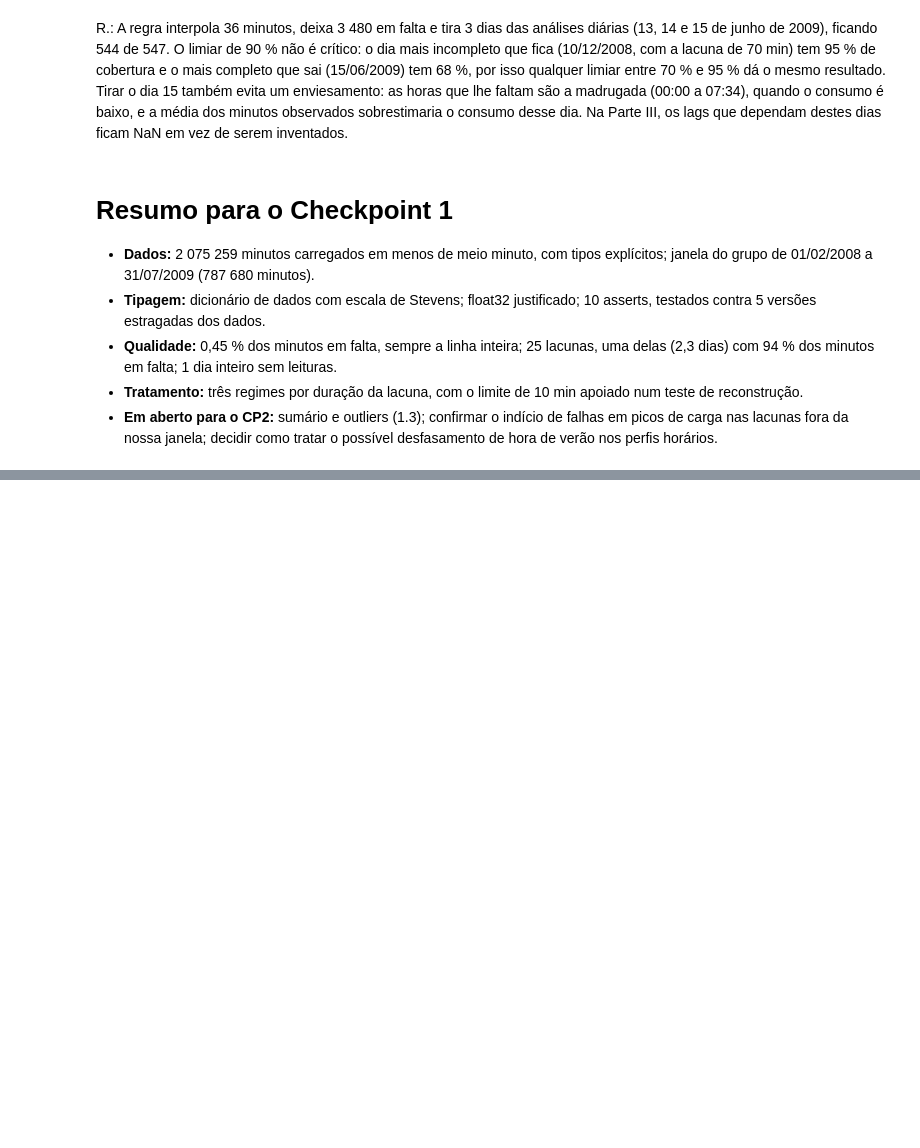
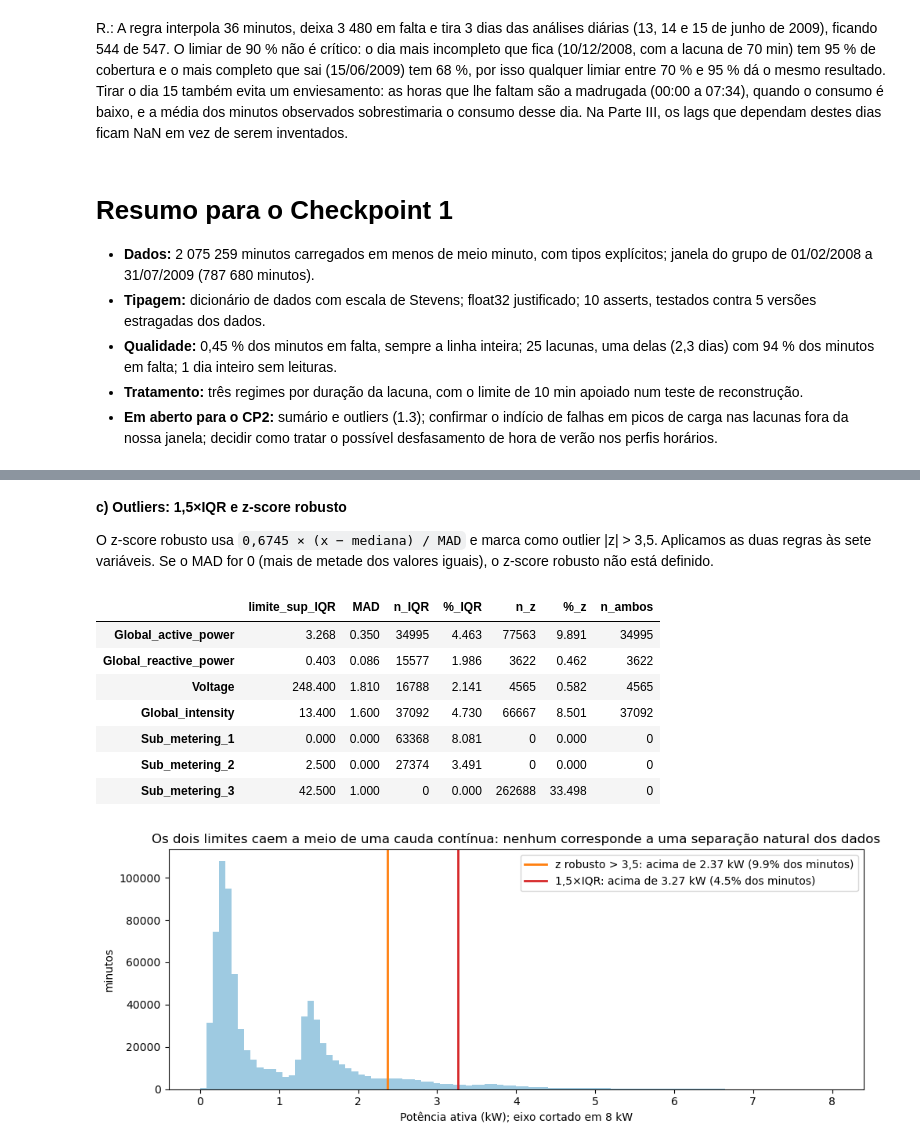
Before and after one commit to RickyFC-Git/LusoEnergia_Prediction_Project, a Jupyter notebook: 01_fundacao.ipynb, the cells around one changed output, grey strips where cells are left out. Saved outputs shown, nothing was run; the diff lists cells and outputs as text; code cells hidden in the pictures; blank space fills up the shorter version.

```diff
--- a/01_fundacao.ipynb
+++ b/01_fundacao.ipynb
@@ -514,0 +575,44 @@ R.: A regra interpola 36 minutos, deixa 3 480 em falta e tira 3 dias das anális
+# %% [markdown]
+**c) Outliers: 1,5×IQR e z-score robusto**
+
+O z-score robusto usa `0,6745 × (x − mediana) / MAD` e marca como outlier |z| > 3,5. Aplicamos as duas regras às sete variáveis. Se o MAD for 0 (mais de metade dos valores iguais), o z-score robusto não está definido.
+# %%
+# c) Quantos outliers dá cada regra?
+
+linhas = {}
+for v in VARIAVEIS:
+    x = limpo[v].dropna()
+    q1, q3 = x.quantile([0.25, 0.75])
+    por_iqr = outliers_iqr(x)
+    por_z = zscore_robusto(x).abs() > 3.5
+    linhas[v] = {'limite_sup_IQR': q3 + 1.5 * (q3 - q1), 'MAD': (x - x.median()).abs().median(),
+                 'n_IQR': por_iqr.sum(), '%_IQR': 100 * por_iqr.mean(),
+                 'n_z': por_z.sum(), '%_z': 100 * por_z.mean(), 'n_ambos': (por_iqr & por_z).sum()}
+outliers = pd.DataFrame(linhas).T.astype({'n_IQR': int, 'n_z': int, 'n_ambos': int})
+display(outliers.round(3))
+
+x = pot.dropna()
+mediana, mad = x.median(), (x - x.median()).abs().median()
+lim_iqr = x.quantile(0.75) + 1.5 * (x.quantile(0.75) - x.quantile(0.25))
+lim_z = mediana + 3.5 * mad / 0.6745
+
+fig, ax = plt.subplots(figsize=(10, 4))
+ax.hist(x, bins=100, range=(0, 8), color='#9ecae1')
+ax.axvline(lim_z, color='tab:orange', lw=2, label=f'z robusto > 3,5: acima de {lim_z:.2f} kW ({(x > lim_z).mean():.1%} dos minutos)')
+ax.axvline(lim_iqr, color='tab:red', lw=2, label=f'1,5×IQR: acima de {lim_iqr:.2f} kW ({(x > lim_iqr).mean():.1%} dos minutos)')
+ax.set_xlabel('Potência ativa (kW); eixo cortado em 8 kW')
+ax.set_ylabel('minutos')
+ax.set_title('Os dois limites caem a meio de uma cauda contínua: nenhum corresponde a uma separação natural dos dados')
+ax.legend()
+plt.tight_layout()
+plt.show()
+# %% [output]
+|  | limite_sup_IQR | MAD | n_IQR | %_IQR | n_z | %_z | n_ambos |
+| Global_active_power | 3.268 | 0.350 | 34995 | 4.463 | 77563 | 9.891 | 34995 |
+| Global_reactive_power | 0.403 | 0.086 | 15577 | 1.986 | 3622 | 0.462 | 3622 |
+| Voltage | 248.400 | 1.810 | 16788 | 2.141 | 4565 | 0.582 | 4565 |
+| Global_intensity | 13.400 | 1.600 | 37092 | 4.730 | 66667 | 8.501 | 37092 |
+| Sub_metering_1 | 0.000 | 0.000 | 63368 | 8.081 | 0 | 0.000 | 0 |
+| Sub_metering_2 | 2.500 | 0.000 | 27374 | 3.491 | 0 | 0.000 | 0 |
+| Sub_metering_3 | 42.500 | 1.000 | 0 | 0.000 | 262688 | 33.498 | 0 |
+[figure, added]
```
Also changed, not shown: parts of 27 cells of this notebook, 3 other files.
